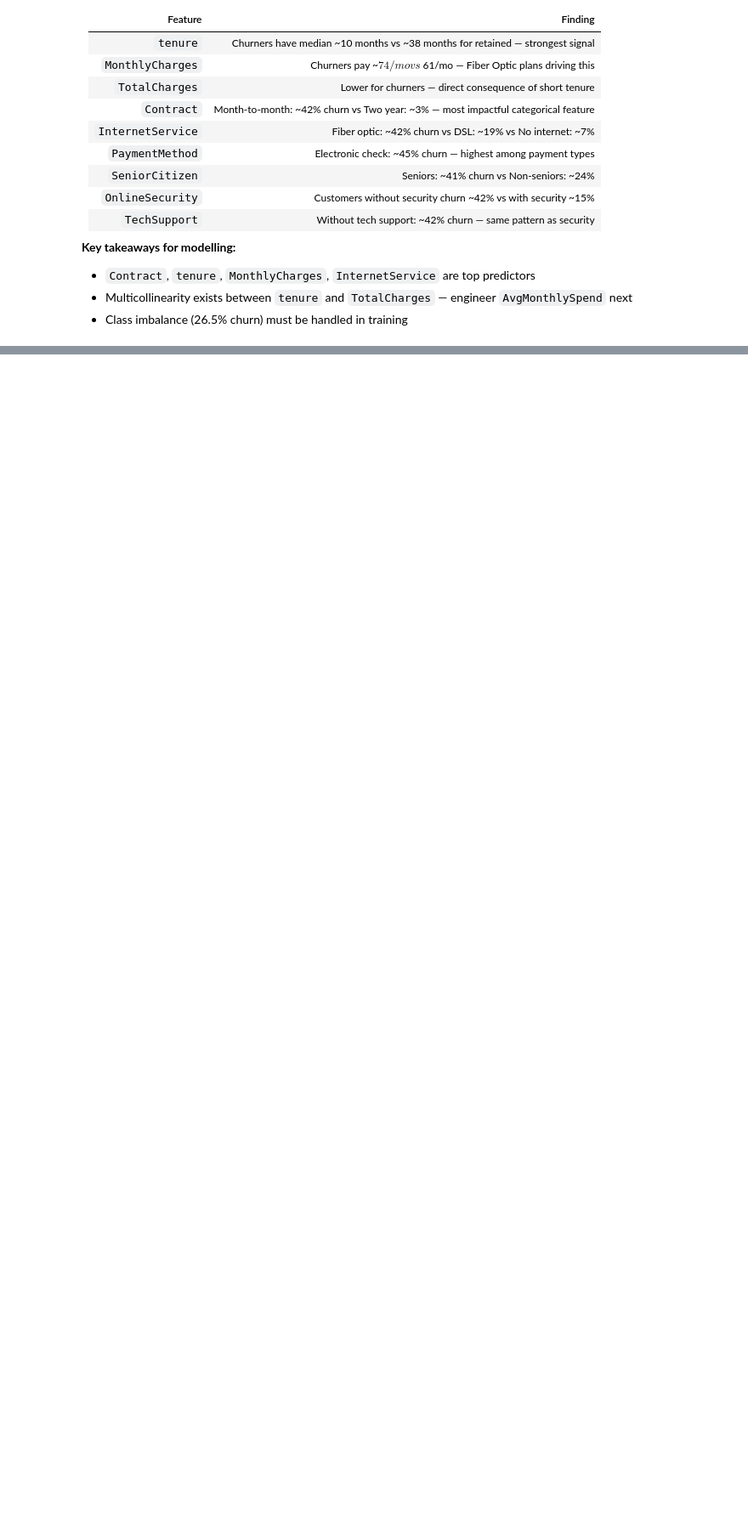
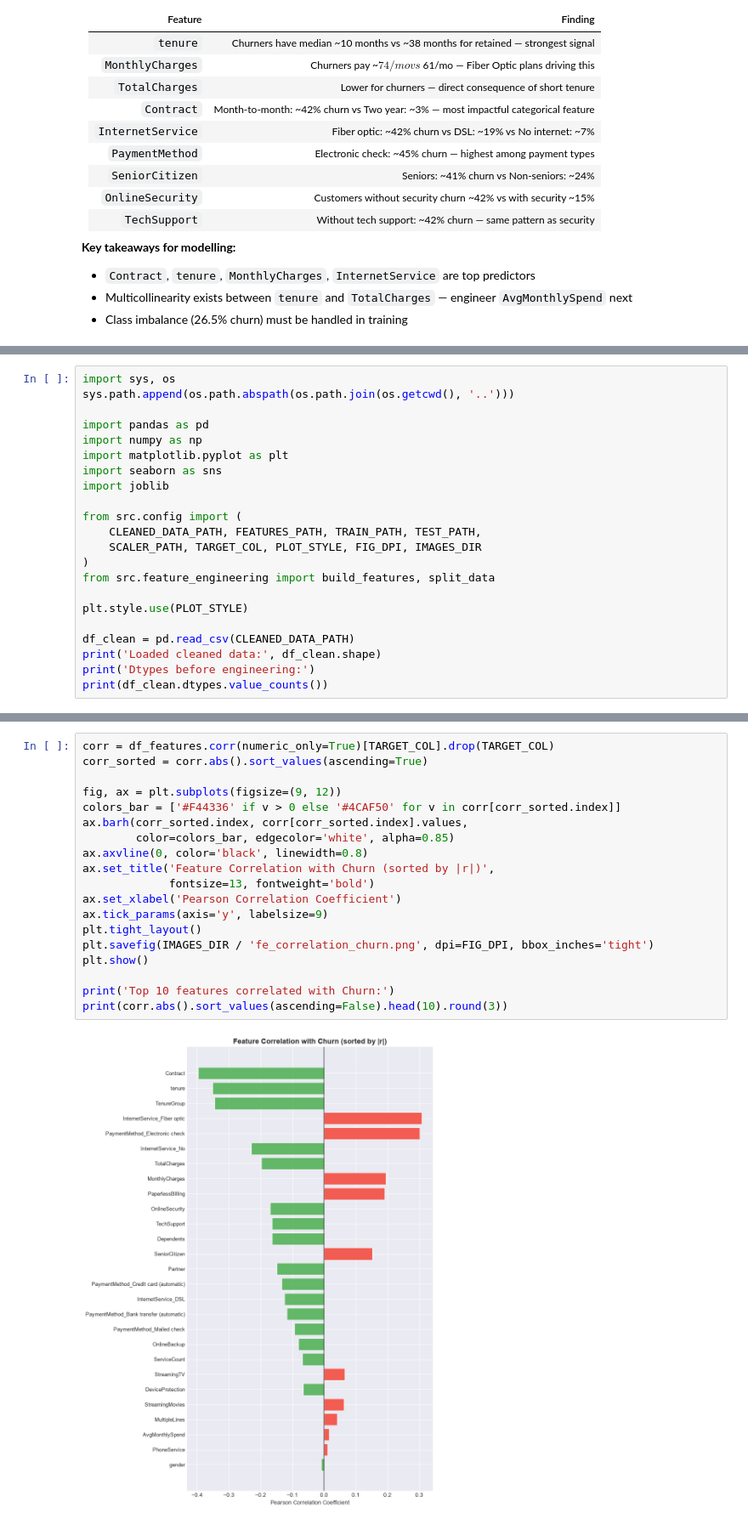
Before and after one commit to Spandana-hub/Customer_churn_prediction, a Jupyter notebook: notebooks/customer_churn_analysis.ipynb, the cells around one changed output, grey strips where cells are left out. Shown at 85% size. Drawn from its saved outputs; the diff is of its cells as text; blank space fills up the shorter version.

```diff
--- a/notebooks/customer_churn_analysis.ipynb
+++ b/notebooks/customer_churn_analysis.ipynb
@@ -707,0 +743,22 @@ print(f'EDA report saved to {report_path}')
+# %%
+import sys, os
+sys.path.append(os.path.abspath(os.path.join(os.getcwd(), '..')))
+
+import pandas as pd
+import numpy as np
+import matplotlib.pyplot as plt
+import seaborn as sns
+import joblib
+
+from src.config import (
+    CLEANED_DATA_PATH, FEATURES_PATH, TRAIN_PATH, TEST_PATH,
+    SCALER_PATH, TARGET_COL, PLOT_STYLE, FIG_DPI, IMAGES_DIR
+)
+from src.feature_engineering import build_features, split_data
+
+plt.style.use(PLOT_STYLE)
+
+df_clean = pd.read_csv(CLEANED_DATA_PATH)
+print('Loaded cleaned data:', df_clean.shape)
+print('Dtypes before engineering:')
+print(df_clean.dtypes.value_counts())
@@ -707,0 +892,21 @@ print(f'EDA report saved to {report_path}')
+# %%
+corr = df_features.corr(numeric_only=True)[TARGET_COL].drop(TARGET_COL)
+corr_sorted = corr.abs().sort_values(ascending=True)
+
+fig, ax = plt.subplots(figsize=(9, 12))
+colors_bar = ['#F44336' if v > 0 else '#4CAF50' for v in corr[corr_sorted.index]]
+ax.barh(corr_sorted.index, corr[corr_sorted.index].values,
+        color=colors_bar, edgecolor='white', alpha=0.85)
+ax.axvline(0, color='black', linewidth=0.8)
+ax.set_title('Feature Correlation with Churn (sorted by |r|)',
+             fontsize=13, fontweight='bold')
+ax.set_xlabel('Pearson Correlation Coefficient')
+ax.tick_params(axis='y', labelsize=9)
+plt.tight_layout()
+plt.savefig(IMAGES_DIR / 'fe_correlation_churn.png', dpi=FIG_DPI, bbox_inches='tight')
+plt.show()
+
+print('Top 10 features correlated with Churn:')
+print(corr.abs().sort_values(ascending=False).head(10).round(3))
+# %% [output]
+[figure, added]
```
Also changed, not shown: parts of 26 cells of this notebook, 5 other files.
